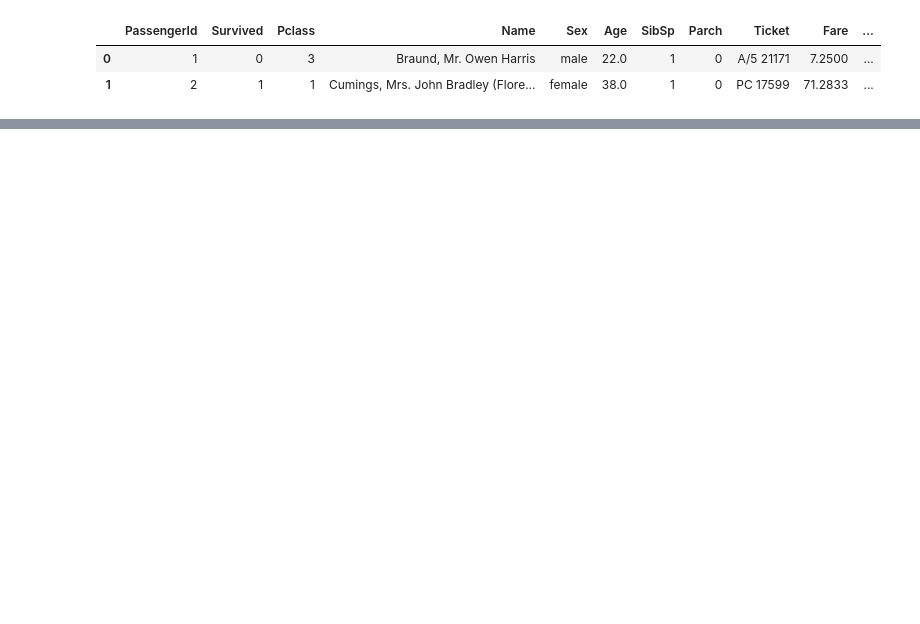
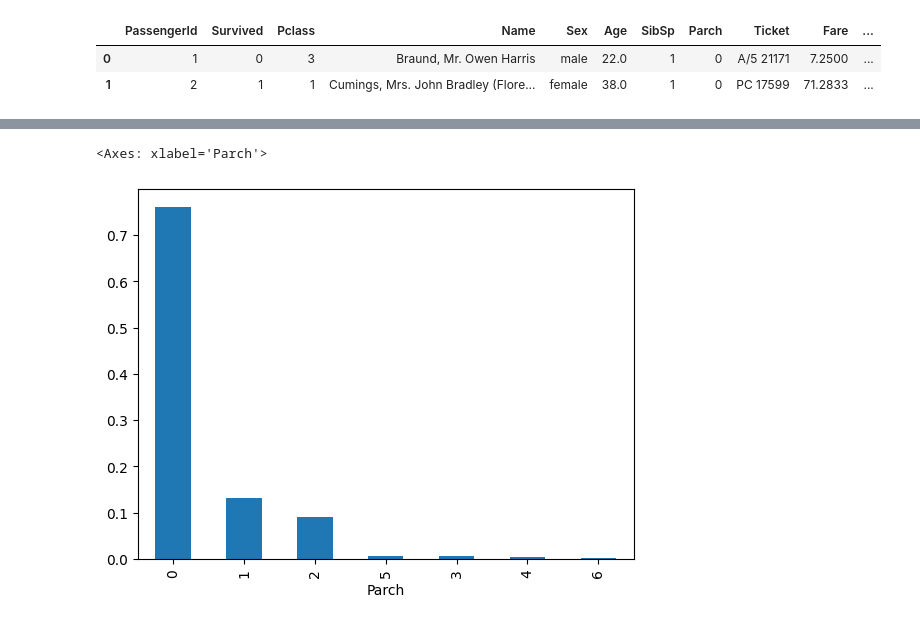
Before and after one commit to akou97/Kaggle, a Jupyter notebook: Titanic/EDA.ipynb, the cells around one changed output, grey strips where cells are left out. Saved outputs shown, nothing was run; the diff lists cells and outputs as text; code cells hidden in the pictures; blank space fills up the shorter version.

```diff
--- a/Titanic/EDA.ipynb
+++ b/Titanic/EDA.ipynb
@@ -11,0 +35,5 @@ data_train.head(2)
+# %%
+df_train['Parch'].value_counts(normalize=True).plot.bar()
+# %% [output]
+<Axes: xlabel='Parch'>
+[figure, added]
```
Also changed, not shown: parts of 25 cells of this notebook.
